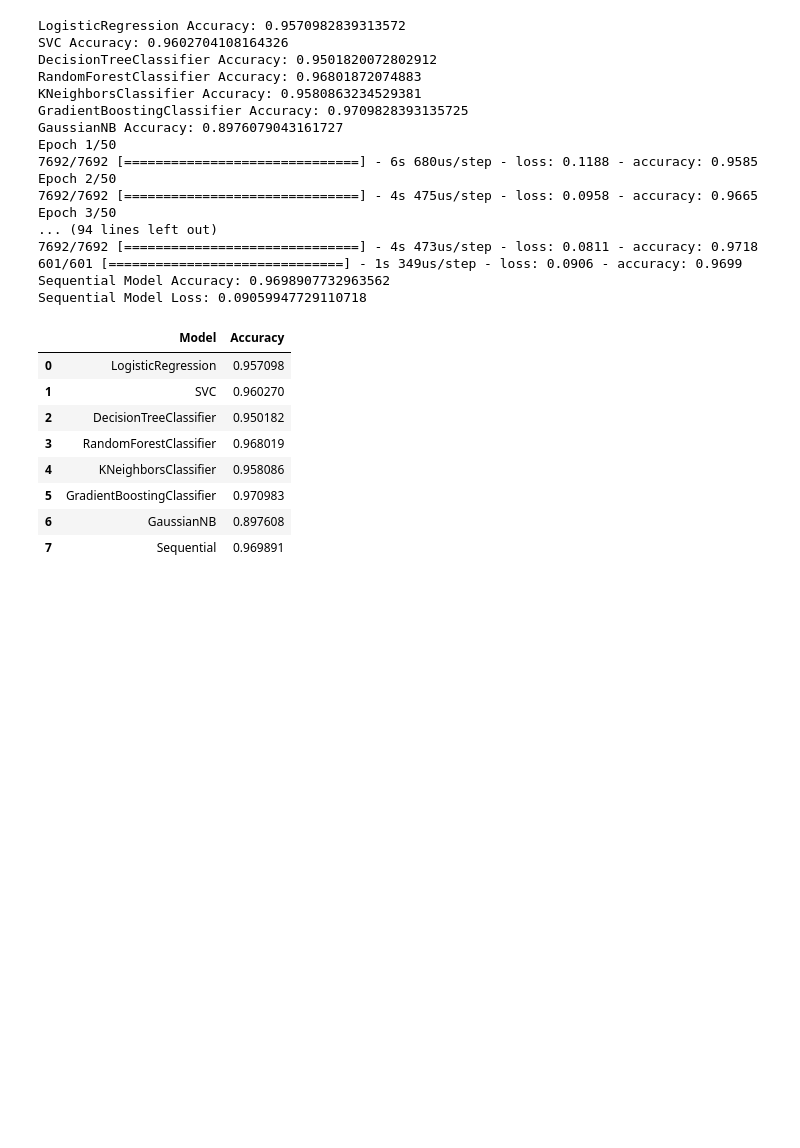
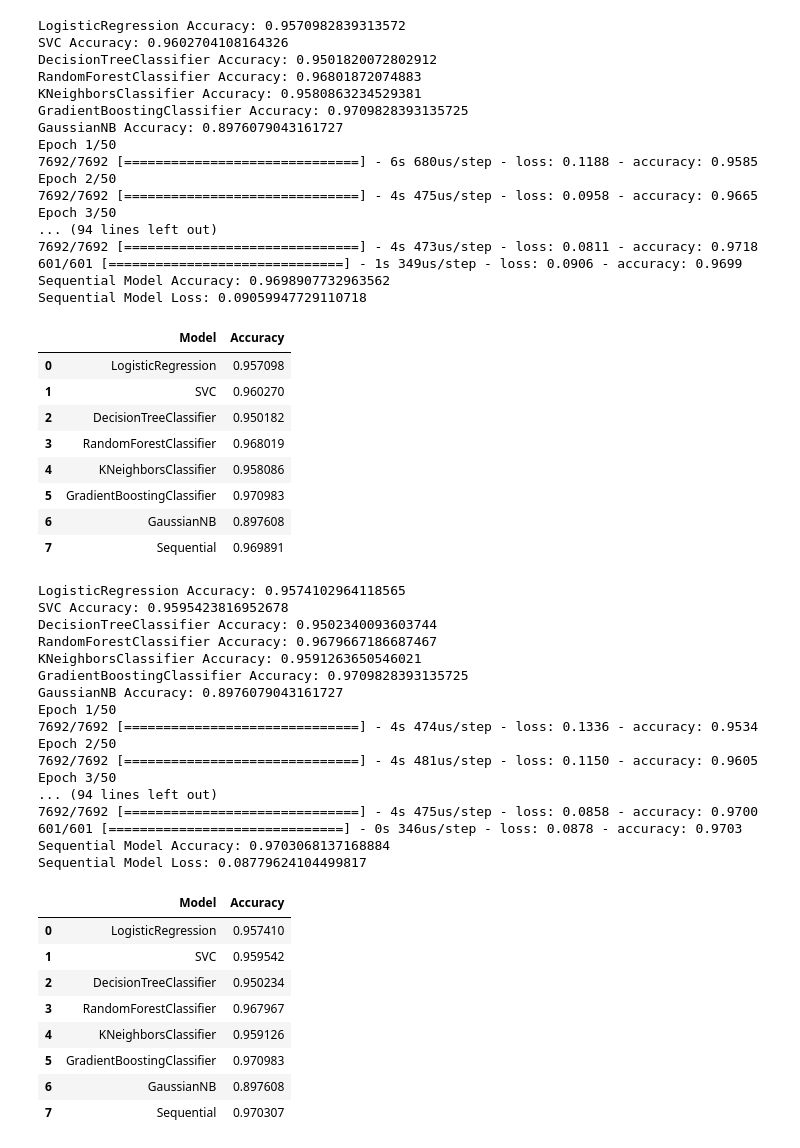
Before and after one commit to MaukanMir/Diabetes-Prediction-Classifier-Part-Two, a Jupyter notebook: training.ipynb, the cells around one changed output. Cells and saved outputs as stored; diff of their text form; code cells hidden in the pictures; blank space fills up the shorter version.

Commit message:
Added new models with 97% accuracy

```diff
--- a/training.ipynb
+++ b/training.ipynb
@@ -199,3 +199,40 @@ Sequential Model Loss: 0.09059947729110718
 | 5 | GradientBoostingClassifier | 0.970983 |
 | 6 | GaussianNB | 0.897608 |
 | 7 | Sequential | 0.969891 |
+# %%
+X, y = df.drop("diabetes", axis=1), df["diabetes"]
+X_train, X_test, y_train_encoded, y_test_encoded = train_test_split(X, y, test_size=0.2, random_state=42)
+
+scaler = MinMaxScaler()
+
+X_train_scaled, X_test_scaled = scaler.fit_transform(X_train), scaler.transform(X_test)
+
+models = run_all_models(X_train_scaled, X_test_scaled, y_train_encoded, y_test_encoded)
+models
+# %% [output]
+LogisticRegression Accuracy: 0.9574102964118565
+SVC Accuracy: 0.9595423816952678
+DecisionTreeClassifier Accuracy: 0.9502340093603744
+RandomForestClassifier Accuracy: 0.9679667186687467
+KNeighborsClassifier Accuracy: 0.9591263650546021
+GradientBoostingClassifier Accuracy: 0.9709828393135725
+GaussianNB Accuracy: 0.8976079043161727
+Epoch 1/50
+7692/7692 [==============================] - 4s 474us/step - loss: 0.1336 - accuracy: 0.9534
+Epoch 2/50
+7692/7692 [==============================] - 4s 481us/step - loss: 0.1150 - accuracy: 0.9605
+Epoch 3/50
+... (94 lines left out)
+7692/7692 [==============================] - 4s 475us/step - loss: 0.0858 - accuracy: 0.9700
+601/601 [==============================] - 0s 346us/step - loss: 0.0878 - accuracy: 0.9703
+Sequential Model Accuracy: 0.9703068137168884
+Sequential Model Loss: 0.08779624104499817
+|  | Model | Accuracy |
+| 0 | LogisticRegression | 0.957410 |
+| 1 | SVC | 0.959542 |
+| 2 | DecisionTreeClassifier | 0.950234 |
+| 3 | RandomForestClassifier | 0.967967 |
+| 4 | KNeighborsClassifier | 0.959126 |
+| 5 | GradientBoostingClassifier | 0.970983 |
+| 6 | GaussianNB | 0.897608 |
+| 7 | Sequential | 0.970307 |
```
